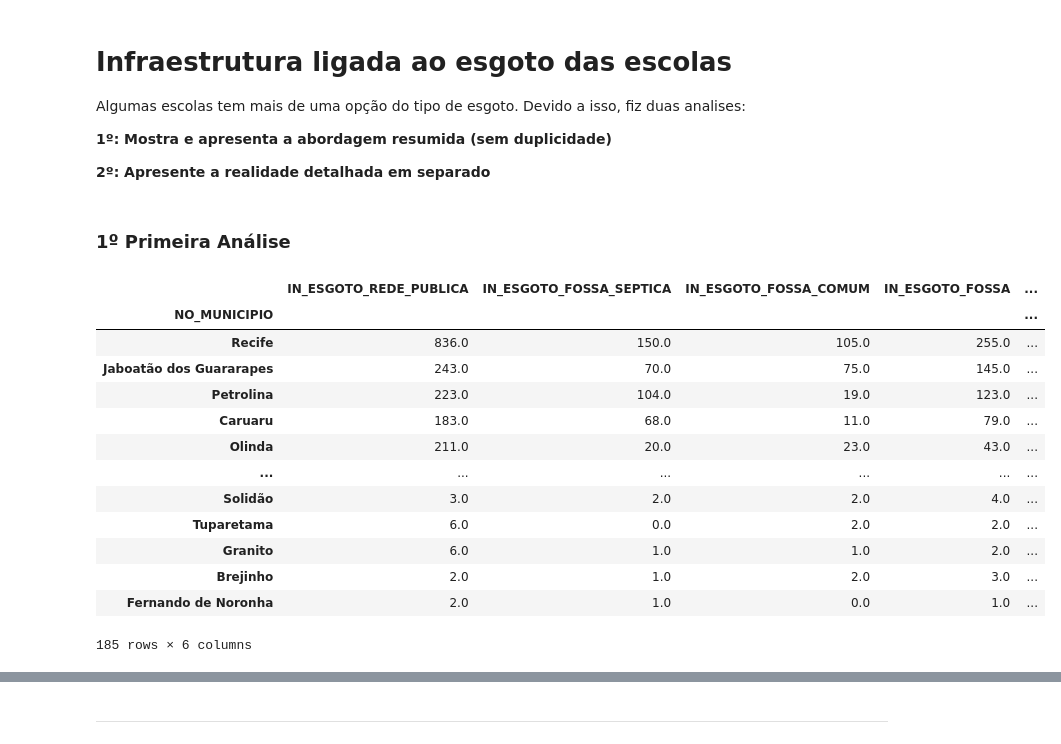
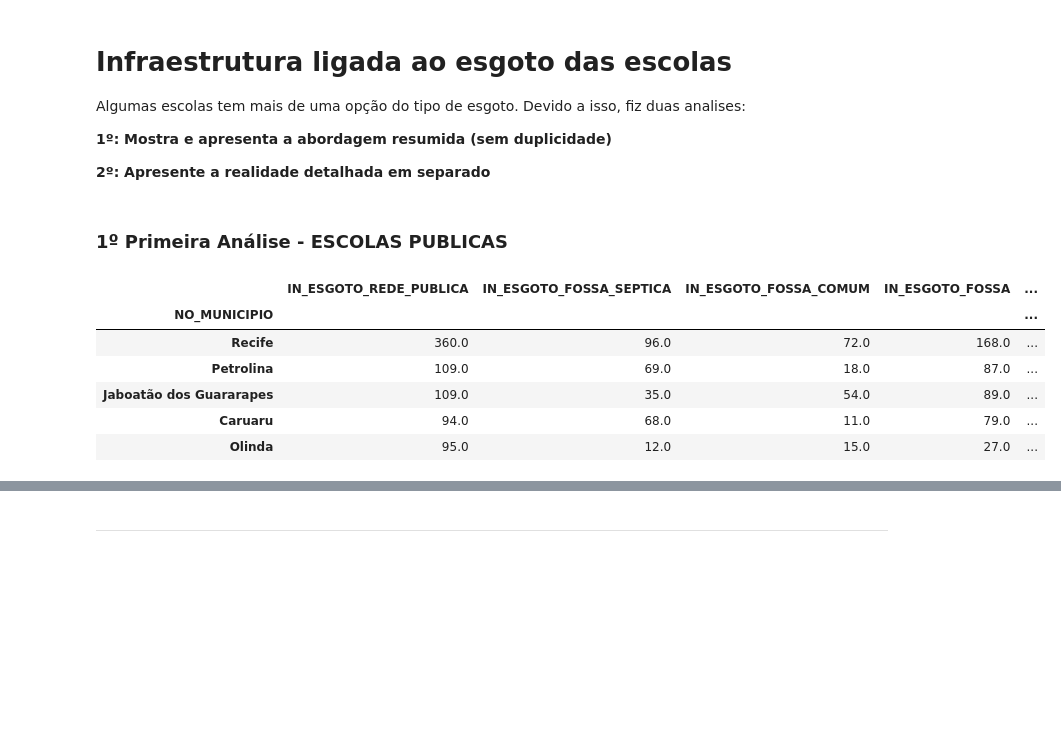
Before and after one commit to joao-victor-73/python.estudos, a Jupyter notebook: Estudos/Analise de Dados/Projeto 3 - Análise de desigualdade Educacional/rascunho_da_analise.ipynb, the cells around one changed output, grey strips where cells are left out. Drawn from its saved outputs; the diff is of its cells as text; code cells hidden in the pictures; blank space fills up the shorter version.

```diff
--- a/Estudos/Analise de Dados/Projeto 3 - Análise de desigualdade Educacional/rascunho_da_analise.ipynb
+++ b/Estudos/Analise de Dados/Projeto 3 - Análise de desigualdade Educacional/rascunho_da_analise.ipynb
@@ -423,28 +504,29 @@ colunas_esgoto = [
     'IN_ESGOTO_INEXISTENTE'
 ]
 # %% [markdown]
-### 1º Primeira Análise
+### 1º Primeira Análise - ESCOLAS PUBLICAS
 # %%
 # Contar quantas escolas têm cada infraestrutura (valor == 1)
-df_resumo_esgoto = df.groupby('NO_MUNICIPIO')[colunas_esgoto[1:]].sum()
+df_resumo_esgoto = df_publicas.groupby('NO_MUNICIPIO')[colunas_esgoto[1:]].sum()
 
-df_resumo_esgoto['TOTAL'] = df_resumo_esgoto[colunas_esgoto[1]] +  df_resumo_esgoto[colunas_esgoto[2]] + df_resumo_esgoto[colunas_esgoto[3]] + df_resumo_esgoto[colunas_esgoto[4]] + df_resumo_esgoto[colunas_esgoto[5]]
+# df_resumo_esgoto['TOTAL'] = df_resumo_esgoto[colunas_esgoto[1]] +  df_resumo_esgoto[colunas_esgoto[2]] + df_resumo_esgoto[colunas_esgoto[3]] + df_resumo_esgoto[colunas_esgoto[4]] + df_resumo_esgoto[colunas_esgoto[5]]
+# df_resumo_esgoto['TOTAL'] = df_resumo_esgoto[colunas_esgoto[1:]].sum(axis=1)
 
-df_resumo_esgoto = df_resumo_esgoto.sort_values('TOTAL', ascending=False)
+# Criando a coluna total de escolas:
+df_total_escolas = df_publicas.groupby('NO_MUNICIPIO').size().rename('TOTAL_ESCOLAS')
+
+# Juntando ao dataframe do resumo_esgoto
+df_resumo_esgoto = df_resumo_esgoto.join(df_total_escolas)
+
+
+df_resumo_esgoto = df_resumo_esgoto.sort_values('TOTAL_ESCOLAS', ascending=False)
 # %%
-df_resumo_esgoto
+df_resumo_esgoto.head()
 # %% [output]
 |  | IN_ESGOTO_REDE_PUBLICA | IN_ESGOTO_FOSSA_SEPTICA | IN_ESGOTO_FOSSA_COMUM | IN_ESGOTO_FOSSA | ... |
 | NO_MUNICIPIO |  |  |  |  | ... |
-| Recife | 836.0 | 150.0 | 105.0 | 255.0 | ... |
-| Jaboatão dos Guararapes | 243.0 | 70.0 | 75.0 | 145.0 | ... |
-| Petrolina | 223.0 | 104.0 | 19.0 | 123.0 | ... |
-| Caruaru | 183.0 | 68.0 | 11.0 | 79.0 | ... |
-| Olinda | 211.0 | 20.0 | 23.0 | 43.0 | ... |
-| ... | ... | ... | ... | ... | ... |
-| Solidão | 3.0 | 2.0 | 2.0 | 4.0 | ... |
-| Tuparetama | 6.0 | 0.0 | 2.0 | 2.0 | ... |
-| Granito | 6.0 | 1.0 | 1.0 | 2.0 | ... |
-| Brejinho | 2.0 | 1.0 | 2.0 | 3.0 | ... |
-| Fernando de Noronha | 2.0 | 1.0 | 0.0 | 1.0 | ... |
+| Recife | 360.0 | 96.0 | 72.0 | 168.0 | ... |
+| Petrolina | 109.0 | 69.0 | 18.0 | 87.0 | ... |
+| Jaboatão dos Guararapes | 109.0 | 35.0 | 54.0 | 89.0 | ... |
+| Caruaru | 94.0 | 68.0 | 11.0 | 79.0 | ... |
+| Olinda | 95.0 | 12.0 | 15.0 | 27.0 | ... |
-185 rows × 6 columns
```
Also changed, not shown: parts of 60 cells of this notebook, 4 other files.
